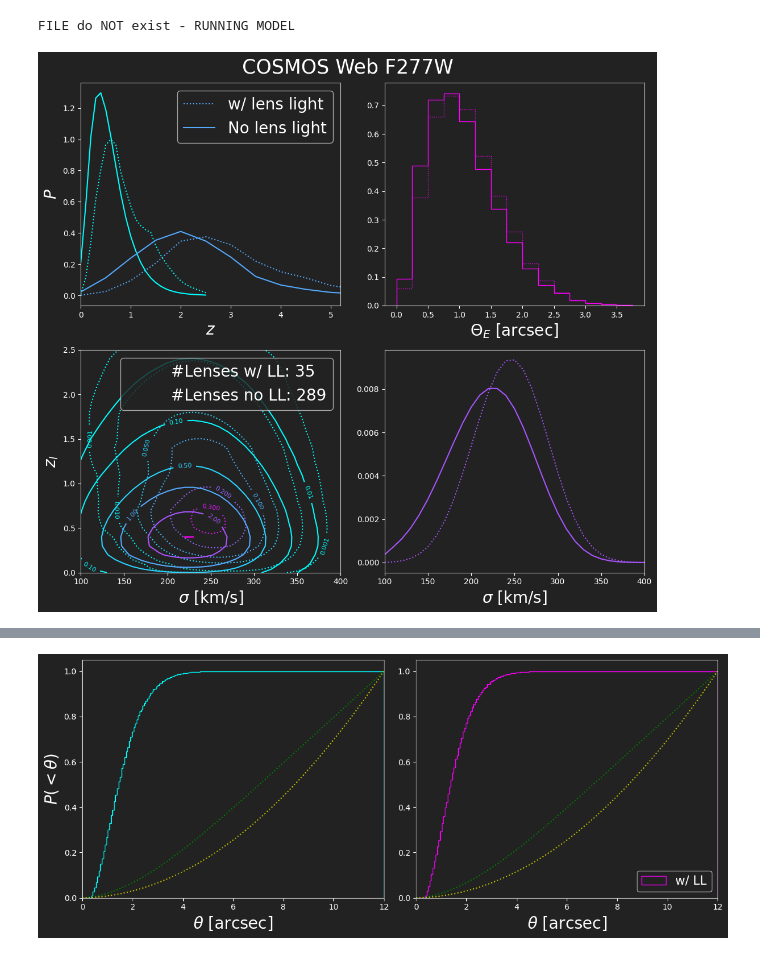
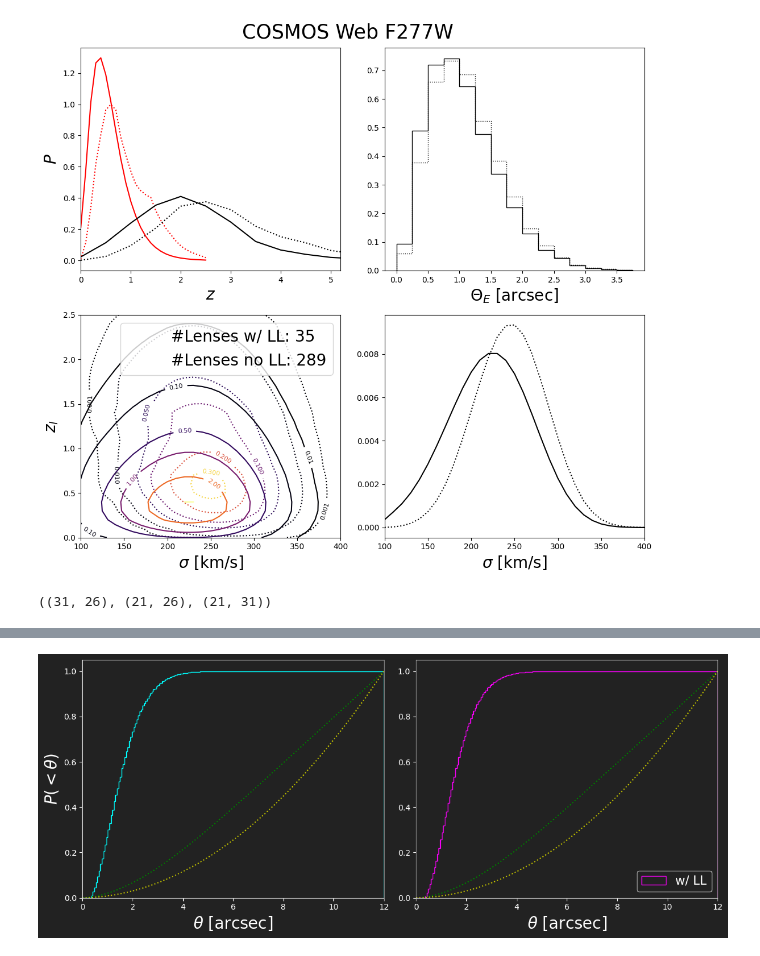
Before and after one commit to Ferr013/GALESS, a Jupyter notebook: examples/basic_example.ipynb, the cells around one changed output, grey strips where cells are left out. Drawn from its saved outputs; the diff is of its cells as text; code cells hidden in the pictures.

```diff
--- a/examples/basic_example.ipynb
+++ b/examples/basic_example.ipynb
@@ -34,38 +52,43 @@ for title in ['COSMOS Web F277W']:#surveys_titles:
      exp_time_sec = survey_params['exp_time_sec']
      pixel_arcsec = survey_params['pixel_arcsec']
      zero_point_m = survey_params['zero_point_m']
      sky_bckgnd_m = survey_params['sky_bckgnd_m']
      photo_band   = survey_params['photo_band']
 
      try:
-          matrix_LL, Theta_E_LL, prob_LL, matrix_noLL, Theta_E_noLL, prob_noLL = utils.load_pickled_files(title)
+           matrix_LL, Theta_E_LL, prob_LL, matrix_noLL, Theta_E_noLL, prob_noLL = utils.load_pickled_files(title)
      except ValueError:
           print('FILE do NOT exist - RUNNING MODEL')
           matrix_noLL, Theta_E_noLL, prob_noLL = ls.calculate_num_lenses_and_prob(
                                                                       sigma_array, zl_array, zs_array, M_array, limit, area,
                                                                       seeing, min_SNR, exp_time_sec, sky_bckgnd_m, zero_point_m, pixel_arcsec,
                                                                       photo_band = photo_band, mag_cut=cut, arc_mu_threshold = arc_mu_thr,
                                                                       LENS_LIGHT_FLAG = False, SIE_FLAG = True)
 
           matrix_LL, Theta_E_LL, prob_LL = ls.calculate_num_lenses_and_prob(
                                                                       sigma_array, zl_array, zs_array, M_array, limit, area,
                                                                       seeing, min_SNR, exp_time_sec, sky_bckgnd_m, zero_point_m, pixel_arcsec,
                                                                       photo_band = photo_band, mag_cut=cut, arc_mu_threshold = arc_mu_thr,
                                                                       LENS_LIGHT_FLAG = True, SIE_FLAG = False)
 
           utils.save_pickled_files(title,  matrix_LL, Theta_E_LL, prob_LL, matrix_noLL, Theta_E_noLL, prob_noLL)
 
-     _PLOT_FOR_KEYNOTE = 1
+     _PLOT_FOR_KEYNOTE = 0
      lens_plot.set_plt_param(PLOT_FOR_KEYNOTE = _PLOT_FOR_KEYNOTE)
      fig, ax = plt.subplots(2, 2, figsize=(11, 10), sharex=False, sharey=False)
      plt.subplots_adjust(wspace=.15, hspace=.2)
      lens_plot.plot_z_sigma_distributions(fig, ax, title, zl_array, zs_array, sigma_array,
                                    Theta_E_LL, matrix_LL, Theta_E_noLL, matrix_noLL,
-                                   PLOT_FOR_KEYNOTE = _PLOT_FOR_KEYNOTE, LOG = 0, SMOOTH = 1, SAVE = 0)
+                                   PLOT_FOR_KEYNOTE = _PLOT_FOR_KEYNOTE, CONTOUR = 0,
+                                   LOG = 0, SMOOTH = 1, SAVE = 1)
+
      plt.show()
 # %% [output]
-FILE do NOT exist - RUNNING MODEL
-[figure, old version]
+[figure, new version]
+# %%
+np.sum(matrix_noLL, axis=0).shape, np.sum(matrix_noLL, axis=1).shape, np.sum(matrix_noLL, axis=2).shape
+# %% [output]
+((31, 26), (21, 26), (21, 31))
 # %%
 surveys_selection = ['COSMOS Web F277W', 'EUCLID Wide VIS', 'DES i band', 'LSST i band']
 #surveys_selection = ['COSMOS Web F115W', 'COSMOS Web F277W']
```
Also changed, not shown: parts of 5 cells of this notebook, 6 other files.
